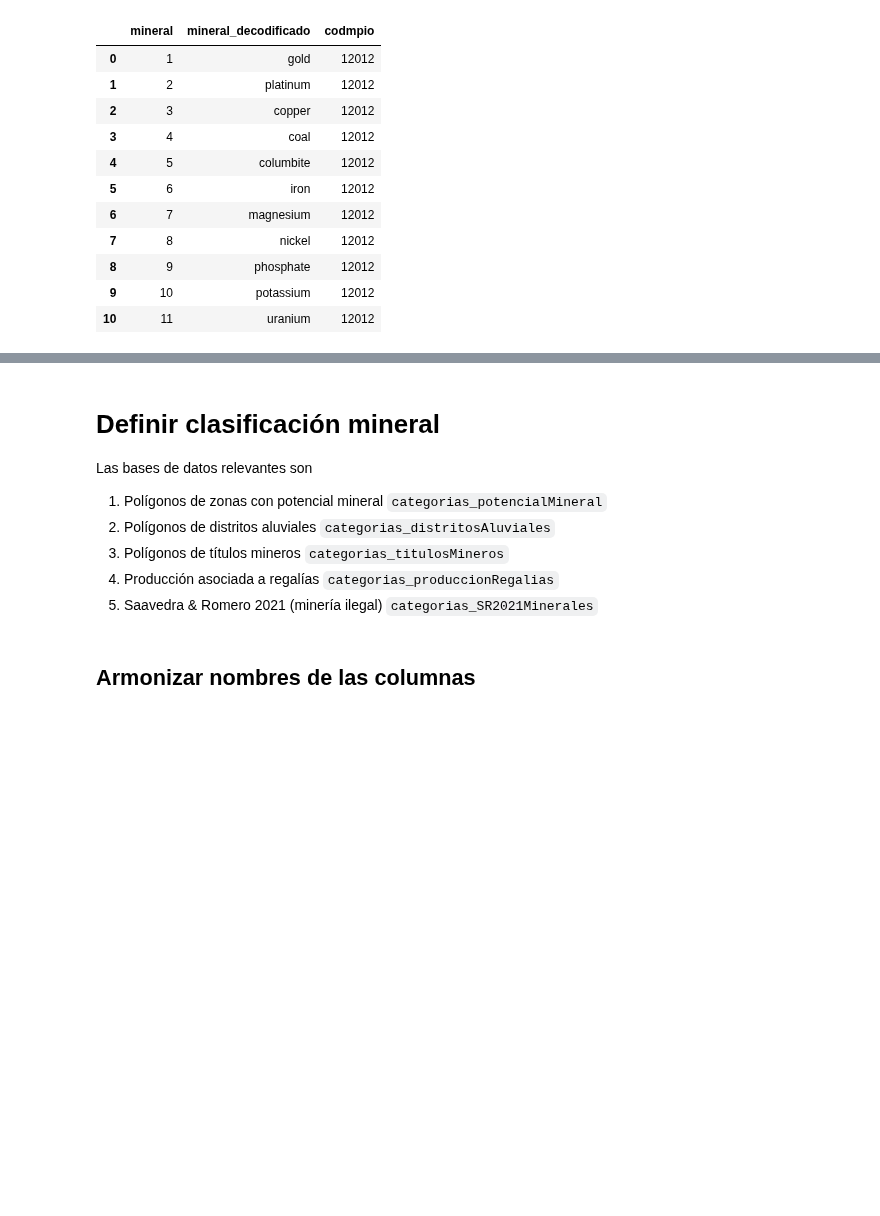
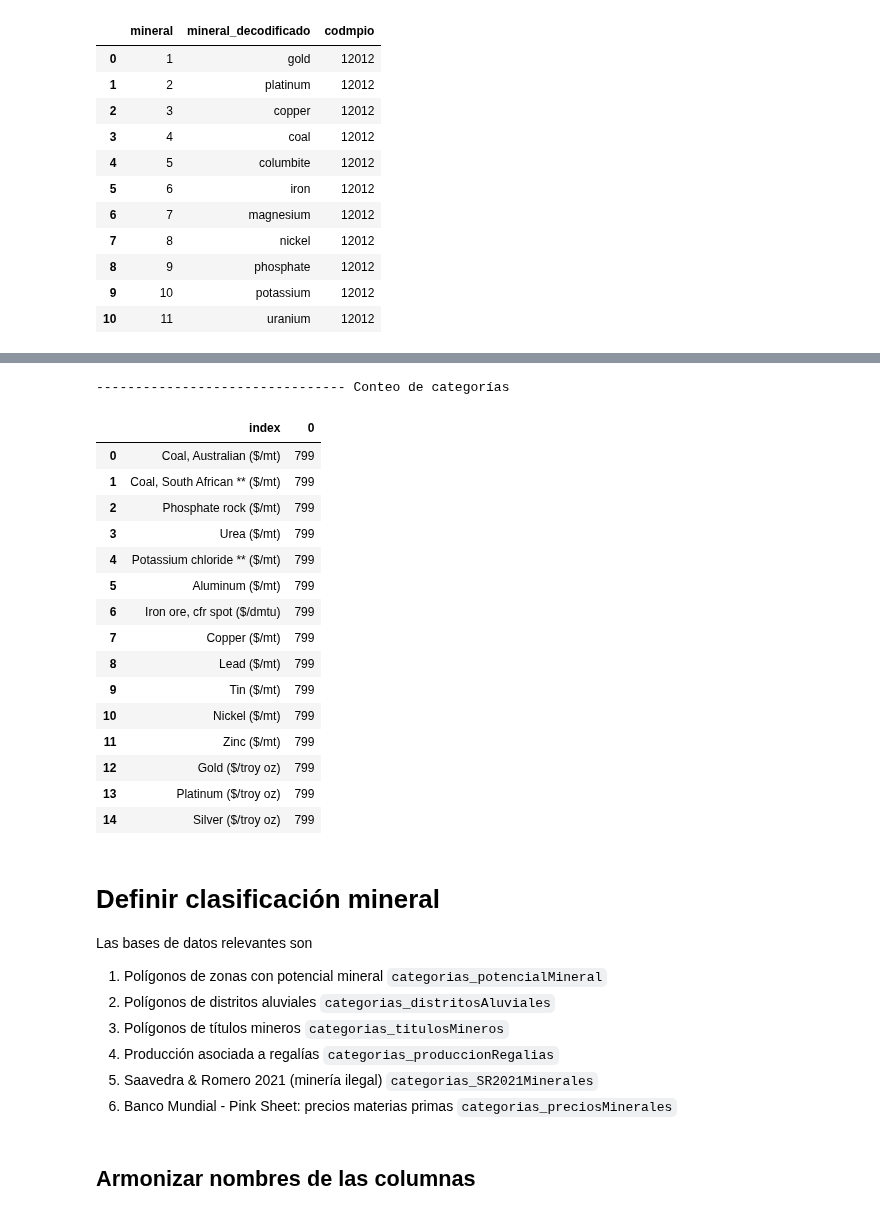
Before and after one commit to JC-AlfonsoR/PEG-mining-agriculture, a Jupyter notebook: engines/e2011_armonizar_taxonomias_minerales.ipynb, the cells around one changed output, grey strips where cells are left out. Saved outputs shown, nothing was run; the diff lists cells and outputs as text; code cells hidden in the pictures; blank space fills up the shorter version.

````diff
--- a/engines/e2011_armonizar_taxonomias_minerales.ipynb
+++ b/engines/e2011_armonizar_taxonomias_minerales.ipynb
@@ -340,3 +438,28 @@ display(categorias_SR2021Minerales)
+# %%
+# Extraer conteo de categorias
+categorias_preciosMinerales = precios_minerales.count().to_frame().reset_index()
+
+# Mostrar DF
+print(MSC_SEPARADOR, "Conteo de categorías")
+display(categorias_preciosMinerales)
+# %% [output]
+-------------------------------- Conteo de categorías
+|  | index | 0 |
+| 0 | Coal, Australian ($/mt) | 799 |
+| 1 | Coal, South African ** ($/mt) | 799 |
+| 2 | Phosphate rock ($/mt) | 799 |
+| 3 | Urea ($/mt) | 799 |
+| 4 | Potassium chloride ** ($/mt) | 799 |
+| 5 | Aluminum ($/mt) | 799 |
+| 6 | Iron ore, cfr spot ($/dmtu) | 799 |
+| 7 | Copper ($/mt) | 799 |
+| 8 | Lead ($/mt) | 799 |
+| 9 | Tin ($/mt) | 799 |
+| 10 | Nickel ($/mt) | 799 |
+| 11 | Zinc ($/mt) | 799 |
+| 12 | Gold ($/troy oz) | 799 |
+| 13 | Platinum ($/troy oz) | 799 |
+| 14 | Silver ($/troy oz) | 799 |
 # %% [markdown]
 # Definir clasificación mineral
 
@@ -346,6 +469,7 @@ Las bases de datos relevantes son
 3. Polígonos de títulos mineros ```categorias_titulosMineros```
 4. Producción asociada a regalías ```categorias_produccionRegalias```
 5. Saavedra & Romero 2021 (minería ilegal) ```categorias_SR2021Minerales```
+6. Banco Mundial - Pink Sheet: precios materias primas ```categorias_preciosMinerales```
 # %% [markdown]
 ## Armonizar nombres de las columnas
 # %%
````
Also changed, not shown: parts of 14 cells of this notebook, 5 other files.
